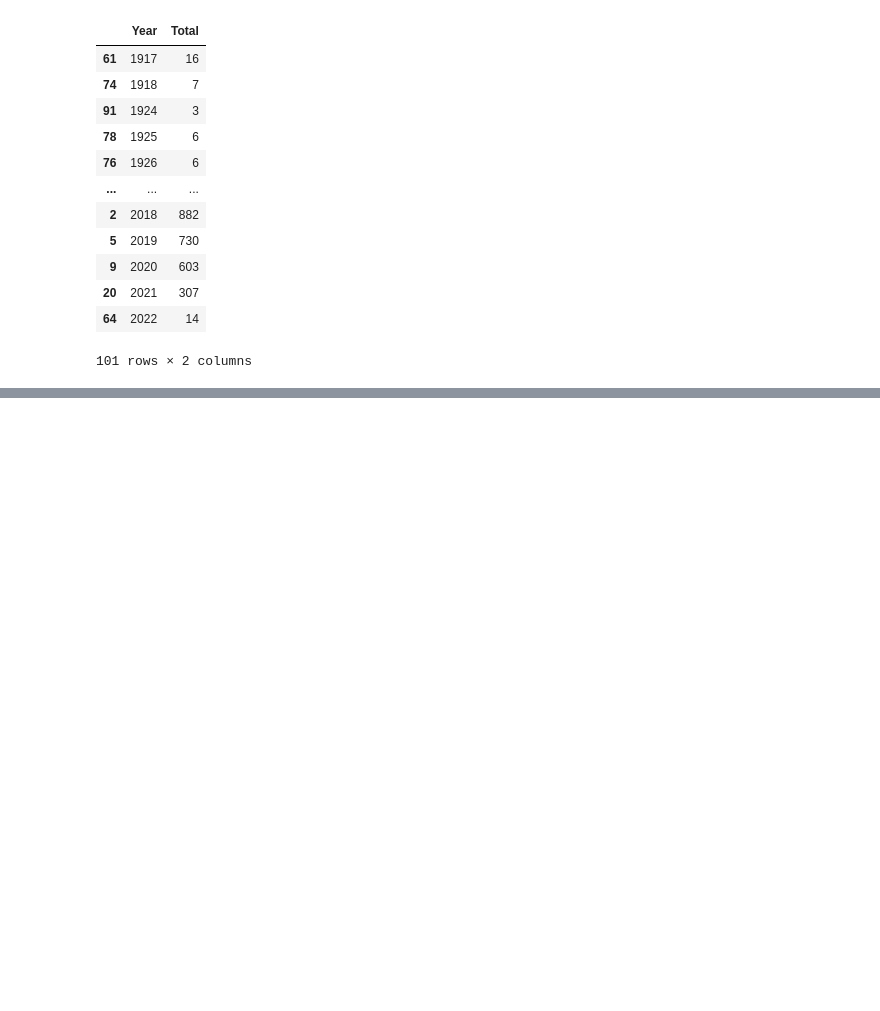
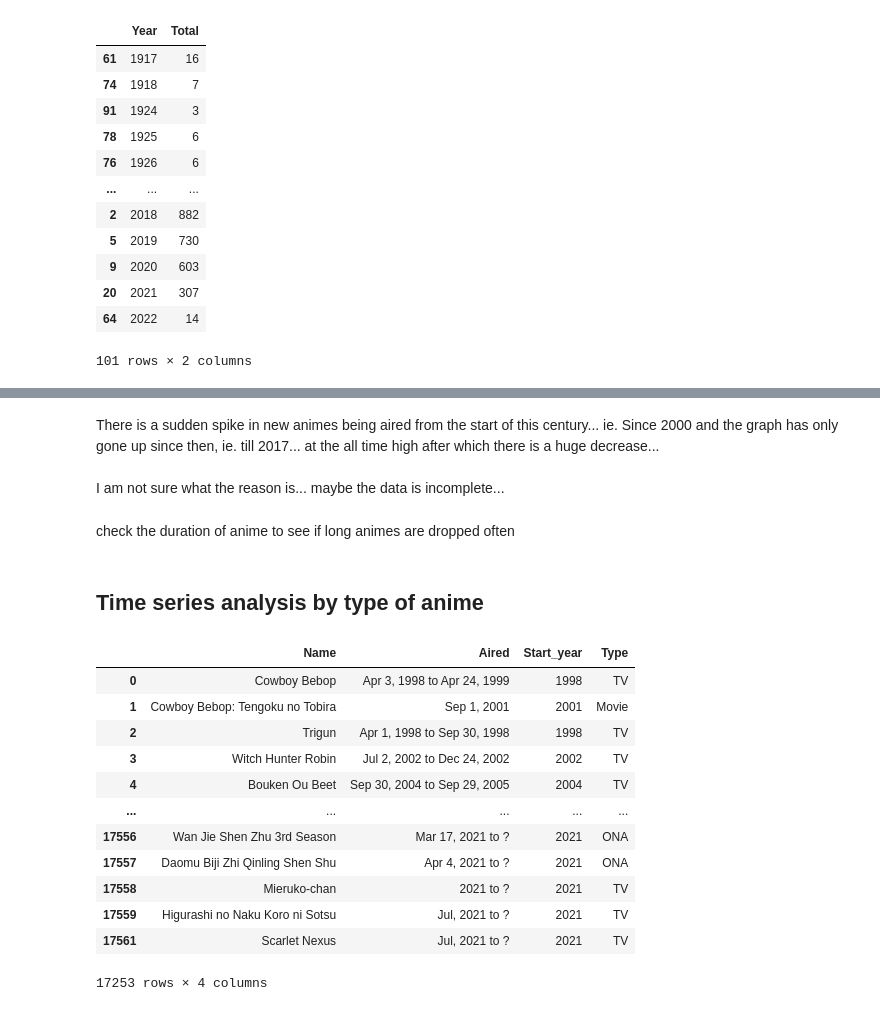
Before and after one commit to NileshSK47/Anime-Dataset-Analysis, a Jupyter notebook: Anime.ipynb, the cells around one changed output, grey strips where cells are left out. Saved outputs shown, nothing was run; the diff lists cells and outputs as text; code cells hidden in the pictures; blank space fills up the shorter version.

```diff
--- a/Anime.ipynb
+++ b/Anime.ipynb
@@ -467,0 +448,27 @@ I am not sure what the reason is... maybe the data is incomplete...
+# %% [markdown]
+There is a sudden spike in new animes being aired from the start of this century... ie. Since 2000
+and the graph has only gone up since then, ie. till 2017... at the all time high after which there is a huge decrease...
+<br>
+<br>
+I am not sure what the reason is... maybe the data is incomplete...
+# %% [markdown]
+check the duration of anime to see if long animes are dropped often
+# %% [markdown]
+## Time series analysis by type of anime
+# %%
+aired['Type'] = df.Type
+aired
+# %% [output]
+|  | Name | Aired | Start_year | Type |
+| 0 | Cowboy Bebop | Apr 3, 1998 to Apr 24, 1999 | 1998 | TV |
+| 1 | Cowboy Bebop: Tengoku no Tobira | Sep 1, 2001 | 2001 | Movie |
+| 2 | Trigun | Apr 1, 1998 to Sep 30, 1998 | 1998 | TV |
+| 3 | Witch Hunter Robin | Jul 2, 2002 to Dec 24, 2002 | 2002 | TV |
+| 4 | Bouken Ou Beet | Sep 30, 2004 to Sep 29, 2005 | 2004 | TV |
+| ... | ... | ... | ... | ... |
+| 17556 | Wan Jie Shen Zhu 3rd Season | Mar 17, 2021 to ? | 2021 | ONA |
+| 17557 | Daomu Biji Zhi Qinling Shen Shu | Apr 4, 2021 to ? | 2021 | ONA |
+| 17558 | Mieruko-chan | 2021 to ? | 2021 | TV |
+| 17559 | Higurashi no Naku Koro ni Sotsu | Jul, 2021 to ? | 2021 | TV |
+| 17561 | Scarlet Nexus | Jul, 2021 to ? | 2021 | TV |
+17253 rows × 4 columns
```
Also changed, not shown: parts of 18 cells of this notebook.
